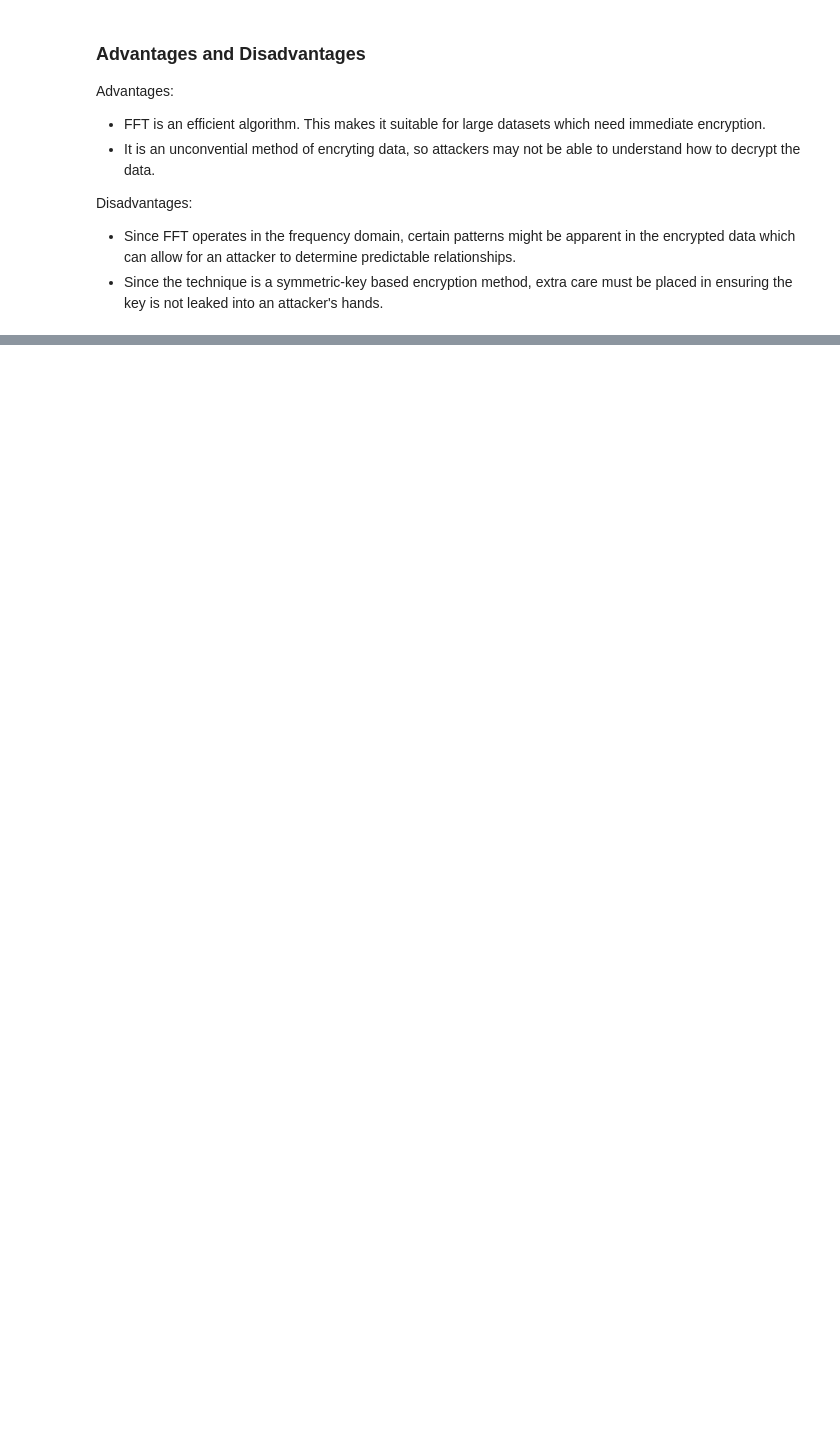
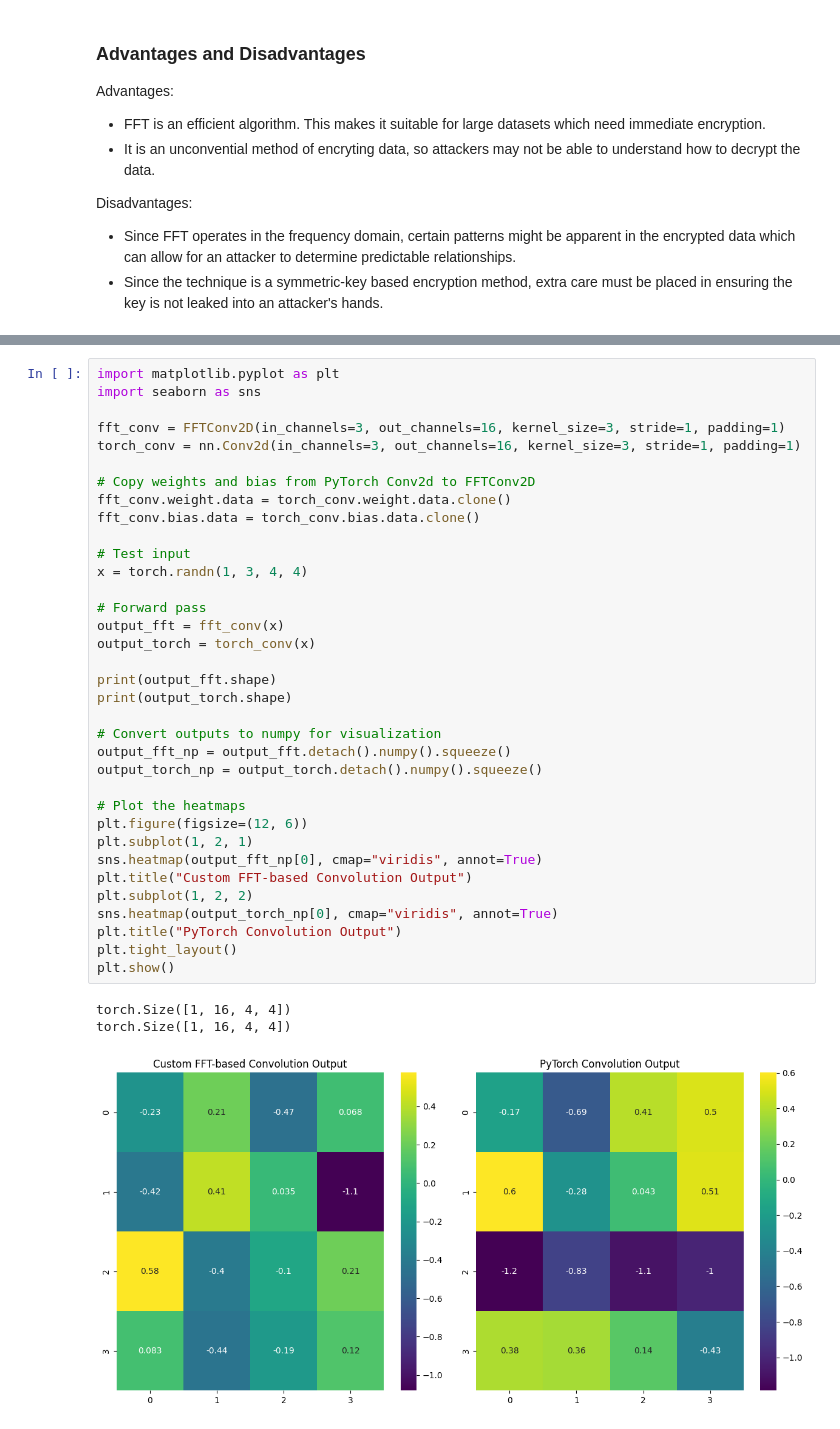
Before and after one commit to Adam-Haile/csc3310-final-project, a Jupyter notebook: demo.ipynb, the cells around one changed output, grey strips where cells are left out. Cells and saved outputs as stored; diff of their text form; blank space fills up the shorter version.

Commit message:
Conv2d stuff

```diff
--- a/demo.ipynb
+++ b/demo.ipynb
@@ -305,0 +374,39 @@ Disadvantages:
+# %%
+import matplotlib.pyplot as plt
+import seaborn as sns
+
+fft_conv = FFTConv2D(in_channels=3, out_channels=16, kernel_size=3, stride=1, padding=1)
+torch_conv = nn.Conv2d(in_channels=3, out_channels=16, kernel_size=3, stride=1, padding=1)
+
+# Copy weights and bias from PyTorch Conv2d to FFTConv2D
+fft_conv.weight.data = torch_conv.weight.data.clone()
+fft_conv.bias.data = torch_conv.bias.data.clone()
+
+# Test input
+x = torch.randn(1, 3, 4, 4)
+
+# Forward pass
+output_fft = fft_conv(x)
+output_torch = torch_conv(x)
+
+print(output_fft.shape)
+print(output_torch.shape)
+
+# Convert outputs to numpy for visualization
+output_fft_np = output_fft.detach().numpy().squeeze()
+output_torch_np = output_torch.detach().numpy().squeeze()
+
+# Plot the heatmaps
+plt.figure(figsize=(12, 6))
+plt.subplot(1, 2, 1)
+sns.heatmap(output_fft_np[0], cmap="viridis", annot=True)
+plt.title("Custom FFT-based Convolution Output")
+plt.subplot(1, 2, 2)
+sns.heatmap(output_torch_np[0], cmap="viridis", annot=True)
+plt.title("PyTorch Convolution Output")
+plt.tight_layout()
+plt.show()
+# %% [output]
+torch.Size([1, 16, 4, 4])
+torch.Size([1, 16, 4, 4])
+[figure, added]
```
Also changed, not shown: parts of 6 cells of this notebook.
